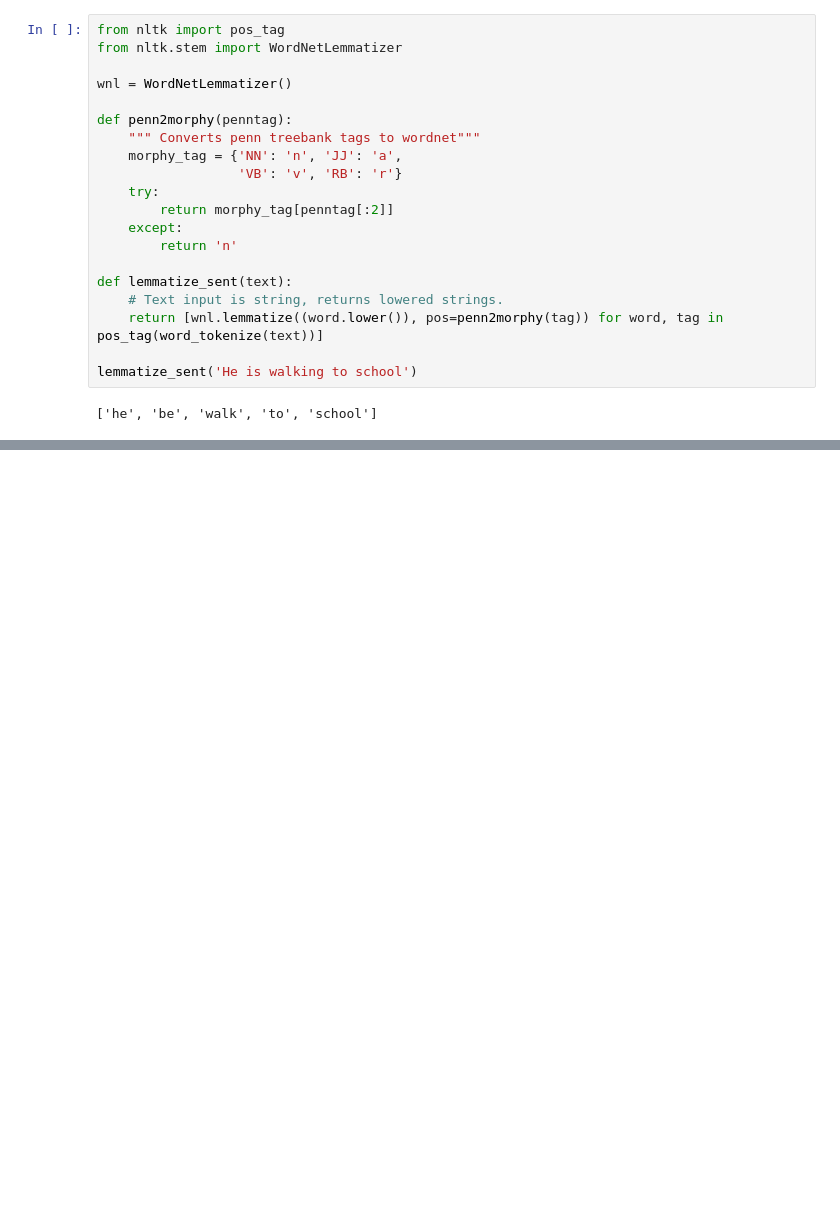
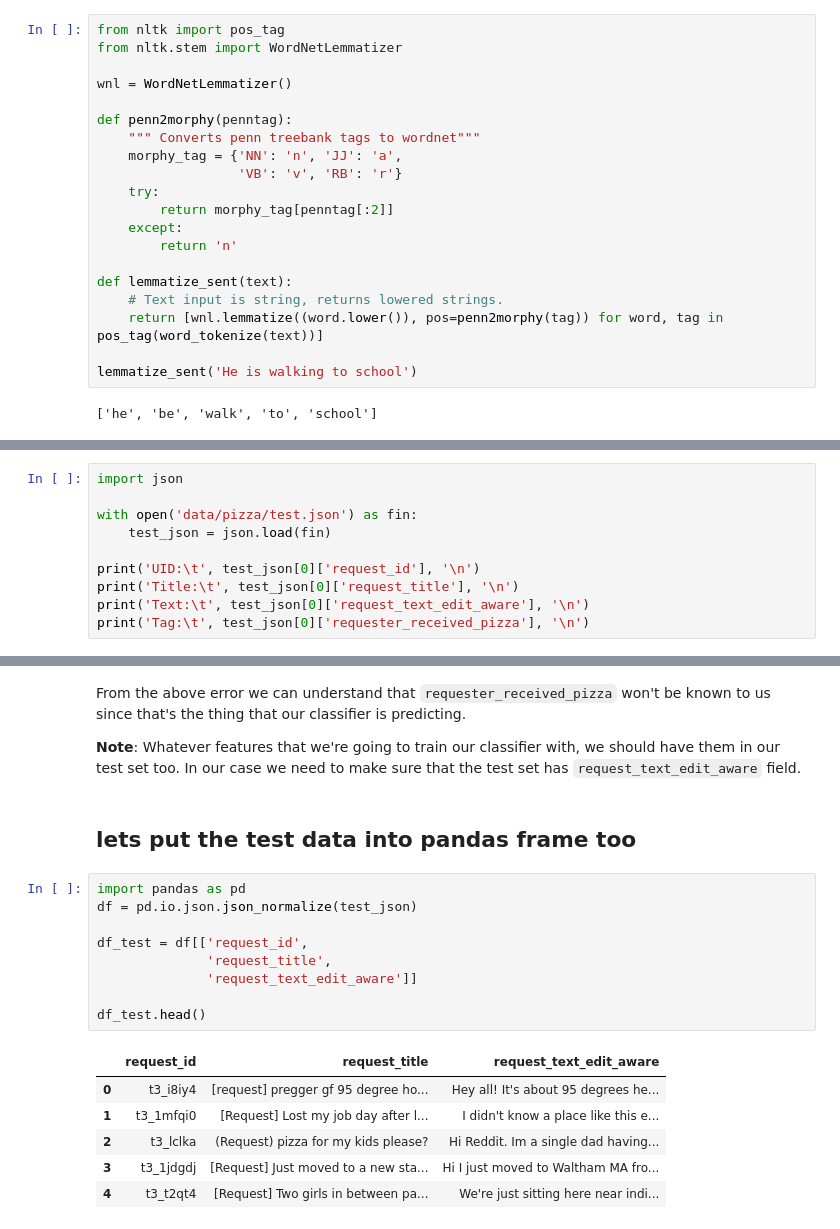
Before and after one commit to avinash-mishra/nlp-with-nltk, a Jupyter notebook: basic_nlp.ipynb, the cells around one changed output, grey strips where cells are left out. Cells and saved outputs as stored; diff of their text form; blank space fills up the shorter version.

```diff
--- a/basic_nlp.ipynb
+++ b/basic_nlp.ipynb
@@ -363,0 +594,10 @@ lemmatize_sent('He is walking to school')
+# %%
+import json
+
+with open('data/pizza/test.json') as fin:
+    test_json = json.load(fin)
+
+print('UID:\t', test_json[0]['request_id'], '\n')
+print('Title:\t', test_json[0]['request_title'], '\n')
+print('Text:\t', test_json[0]['request_text_edit_aware'], '\n')
+print('Tag:\t', test_json[0]['requester_received_pizza'], '\n')
@@ -363,0 +611,22 @@ lemmatize_sent('He is walking to school')
+# %% [markdown]
+From the above error we can understand that `requester_received_pizza` won't be known to us since that's the thing that our classifier is predicting.
+
+**Note**: Whatever features that we're going to train our classifier with, we should have them in our test set too. In our case we need to make sure that the test set has `request_text_edit_aware` field.
+# %% [markdown]
+## lets put the test data into pandas frame too
+# %%
+import pandas as pd
+df = pd.io.json.json_normalize(test_json)
+
+df_test = df[['request_id',
+              'request_title',
+              'request_text_edit_aware']]
+
+df_test.head()
+# %% [output]
+|  | request_id | request_title | request_text_edit_aware |
+| 0 | t3_i8iy4 | [request] pregger gf 95 degree ho... | Hey all! It's about 95 degrees he... |
+| 1 | t3_1mfqi0 | [Request] Lost my job day after l... | I didn't know a place like this e... |
+| 2 | t3_lclka | (Request) pizza for my kids please? | Hi Reddit. Im a single dad having... |
+| 3 | t3_1jdgdj | [Request] Just moved to a new sta... | Hi I just moved to Waltham MA fro... |
+| 4 | t3_t2qt4 | [Request] Two girls in between pa... | We're just sitting here near indi... |
```
Also changed, not shown: parts of 70 cells of this notebook.
